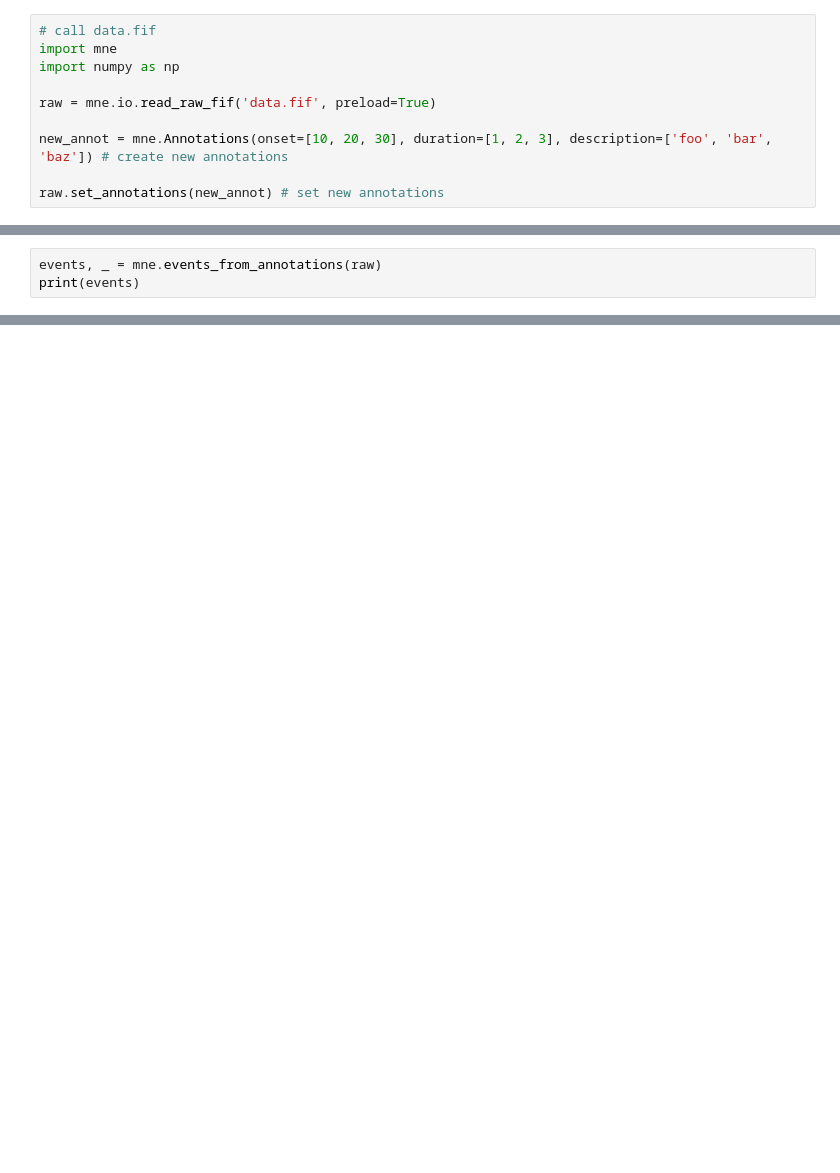
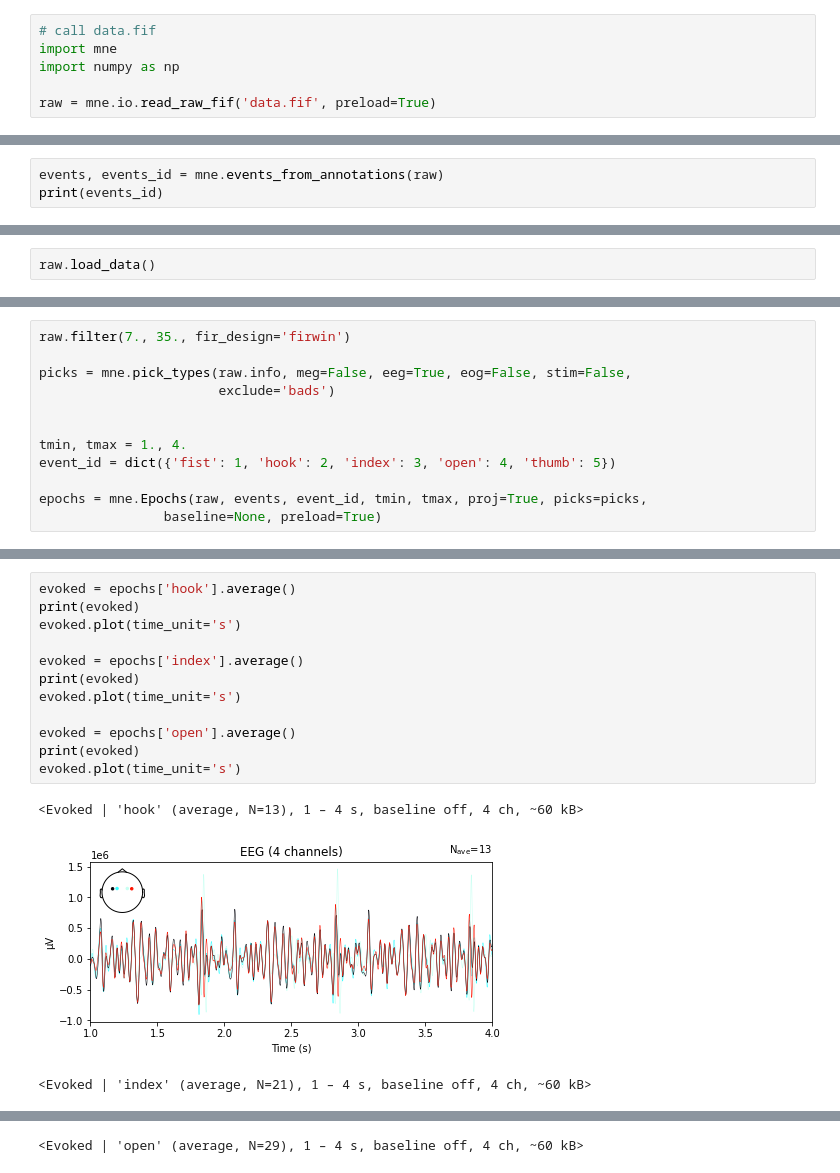
Before and after one commit to frhnfrnk/capstone, a Jupyter notebook: classification/main.ipynb, the cells around one changed output, grey strips where cells are left out. Cells and saved outputs as stored; diff of their text form; blank space fills up the shorter version.

```diff
--- a/classification/main.ipynb
+++ b/classification/main.ipynb
@@ -4,9 +4,5 @@ import mne
 import numpy as np
 
 raw = mne.io.read_raw_fif('data.fif', preload=True)
-
-new_annot = mne.Annotations(onset=[10, 20, 30], duration=[1, 2, 3], description=['foo', 'bar', 'baz']) # create new annotations
-
-raw.set_annotations(new_annot) # set new annotations
 # %% [output]
 Opening raw data file data.fif...
@@ -32,3 +12,3 @@ Data
 # %%
-events, _ = mne.events_from_annotations(raw)
-print(events)
+events, events_id = mne.events_from_annotations(raw)
+print(events_id)
@@ -34,0 +18,2 @@ print(events)
+# %%
+raw.load_data()
@@ -34,0 +37,12 @@ print(events)
+# %%
+raw.filter(7., 35., fir_design='firwin')
+
+picks = mne.pick_types(raw.info, meg=False, eeg=True, eog=False, stim=False,
+                       exclude='bads')
+
+
+tmin, tmax = 1., 4.
+event_id = dict({'fist': 1, 'hook': 2, 'index': 3, 'open': 4, 'thumb': 5})
+
+epochs = mne.Epochs(raw, events, event_id, tmin, tmax, proj=True, picks=picks,
+                baseline=None, preload=True)
@@ -34,0 +70,16 @@ print(events)
+# %%
+evoked = epochs['hook'].average()
+print(evoked)
+evoked.plot(time_unit='s')
+
+evoked = epochs['index'].average()
+print(evoked)
+evoked.plot(time_unit='s')
+
+evoked = epochs['open'].average()
+print(evoked)
+evoked.plot(time_unit='s')
+# %% [output]
+<Evoked | 'hook' (average, N=13), 1 – 4 s, baseline off, 4 ch, ~60 kB>
+[figure, added]
+<Evoked | 'index' (average, N=21), 1 – 4 s, baseline off, 4 ch, ~60 kB>
@@ -34,0 +87 @@ print(events)
+<Evoked | 'open' (average, N=29), 1 – 4 s, baseline off, 4 ch, ~60 kB>
```
Also changed, not shown: parts of 10 cells of this notebook, 1 other file.
